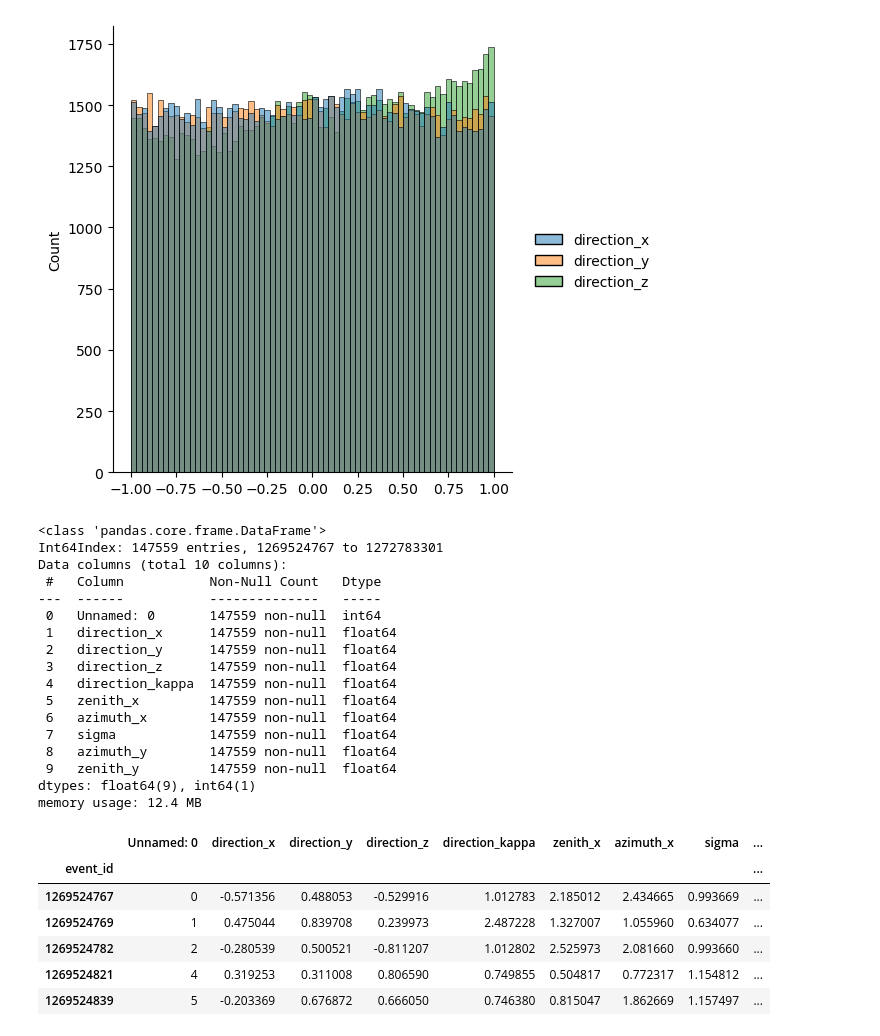
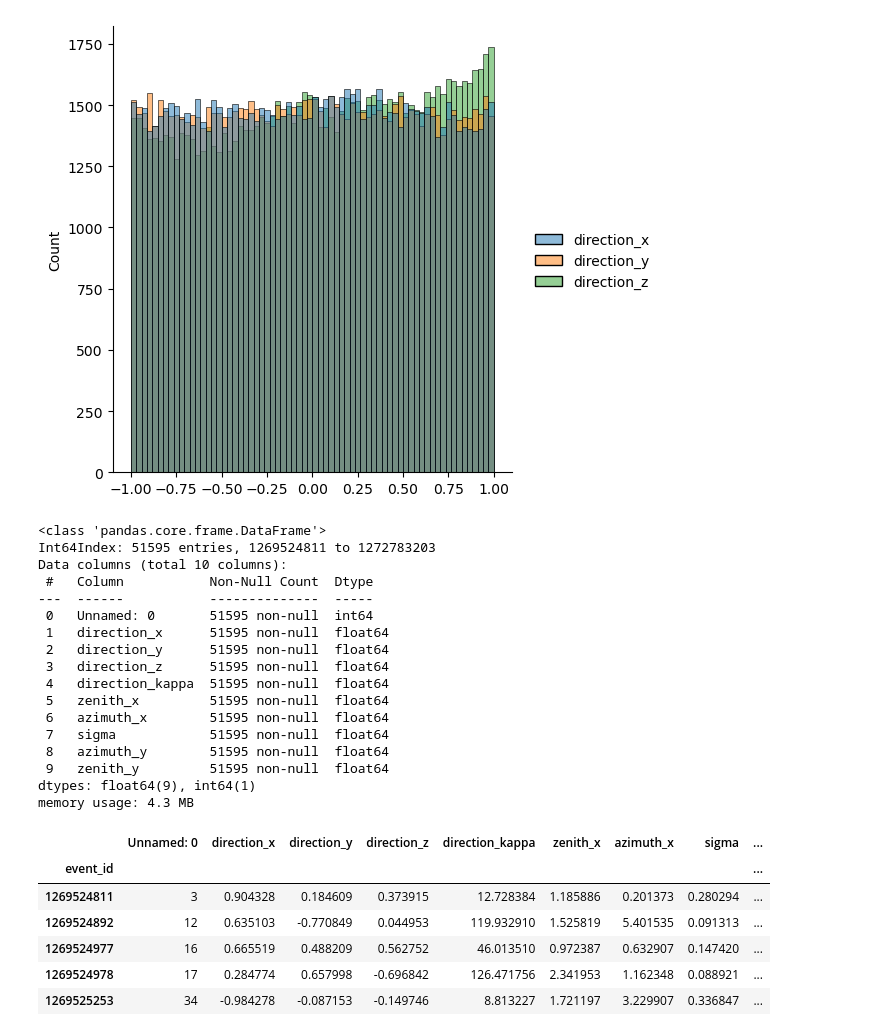
Before and after one commit to IMOKURI/kaggle-ice-cube, a Jupyter notebook: notebook/EDA.ipynb, the cells around one changed output. Cells and saved outputs as stored; diff of their text form; code cells hidden in the pictures.

```diff
--- a/notebook/EDA.ipynb
+++ b/notebook/EDA.ipynb
@@ -592,32 +583,32 @@ sns.displot(input.train_meta[["direction_x", "direction_y", "direction_z"]][:100
 <seaborn.axisgrid.FacetGrid at 0x...>
 [figure]
 # %%
-results_high_sigma.info()
+results_low_sigma.info()
 # %% [output]
 <class 'pandas.core.frame.DataFrame'>
-Int64Index: 147559 entries, 1269524767 to 1272783301
+Int64Index: 51595 entries, 1269524811 to 1272783203
 Data columns (total 10 columns):
- #   Column           Non-Null Count   Dtype
----  ------           --------------   -----
- 0   Unnamed: 0       147559 non-null  int64
- 1   direction_x      147559 non-null  float64
- 2   direction_y      147559 non-null  float64
- 3   direction_z      147559 non-null  float64
- 4   direction_kappa  147559 non-null  float64
- 5   zenith_x         147559 non-null  float64
- 6   azimuth_x        147559 non-null  float64
- 7   sigma            147559 non-null  float64
- 8   azimuth_y        147559 non-null  float64
- 9   zenith_y         147559 non-null  float64
+ #   Column           Non-Null Count  Dtype
+---  ------           --------------  -----
+ 0   Unnamed: 0       51595 non-null  int64
+ 1   direction_x      51595 non-null  float64
+ 2   direction_y      51595 non-null  float64
+ 3   direction_z      51595 non-null  float64
+ 4   direction_kappa  51595 non-null  float64
+ 5   zenith_x         51595 non-null  float64
+ 6   azimuth_x        51595 non-null  float64
+ 7   sigma            51595 non-null  float64
+ 8   azimuth_y        51595 non-null  float64
+ 9   zenith_y         51595 non-null  float64
 dtypes: float64(9), int64(1)
-memory usage: 12.4 MB
+memory usage: 4.3 MB
 # %%
-results_high_sigma.head()
+results_low_sigma.head()
 # %% [output]
 |  | Unnamed: 0 | direction_x | direction_y | direction_z | direction_kappa | zenith_x | azimuth_x | sigma | ... |
 | event_id |  |  |  |  |  |  |  |  | ... |
-| 1269524767 | 0 | -0.571356 | 0.488053 | -0.529916 | 1.012783 | 2.185012 | 2.434665 | 0.993669 | ... |
-| 1269524769 | 1 | 0.475044 | 0.839708 | 0.239973 | 2.487228 | 1.327007 | 1.055960 | 0.634077 | ... |
-| 1269524782 | 2 | -0.280539 | 0.500521 | -0.811207 | 1.012802 | 2.525973 | 2.081660 | 0.993660 | ... |
-| 1269524821 | 4 | 0.319253 | 0.311008 | 0.806590 | 0.749855 | 0.504817 | 0.772317 | 1.154812 | ... |
-| 1269524839 | 5 | -0.203369 | 0.676872 | 0.666050 | 0.746380 | 0.815047 | 1.862669 | 1.157497 | ... |
+| 1269524811 | 3 | 0.904328 | 0.184609 | 0.373915 | 12.728384 | 1.185886 | 0.201373 | 0.280294 | ... |
+| 1269524892 | 12 | 0.635103 | -0.770849 | 0.044953 | 119.932910 | 1.525819 | 5.401535 | 0.091313 | ... |
+| 1269524977 | 16 | 0.665519 | 0.488209 | 0.562752 | 46.013510 | 0.972387 | 0.632907 | 0.147420 | ... |
+| 1269524978 | 17 | 0.284774 | 0.657998 | -0.696842 | 126.471756 | 2.341953 | 1.162348 | 0.088921 | ... |
+| 1269525253 | 34 | -0.984278 | -0.087153 | -0.149746 | 8.813227 | 1.721197 | 3.229907 | 0.336847 | ... |
```
Also changed, not shown: parts of 9 cells of this notebook, 10 other files.
